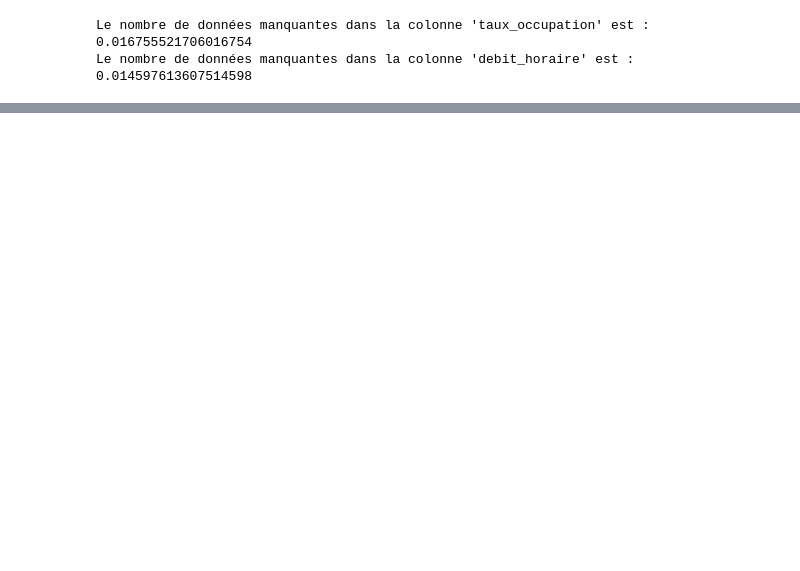
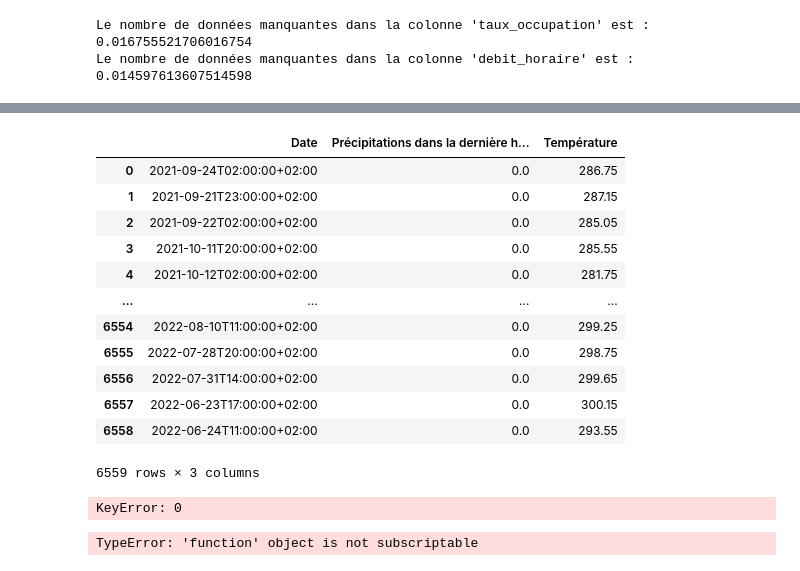
Before and after one commit to maceoduriez/Datathon_BCG_colissiMONSTRE, a Jupyter notebook: datathon_bcg/notebooks/Louis.ipynb, the cells around one changed output, grey strips where cells are left out. Cells and saved outputs as stored; diff of their text form; code cells hidden in the pictures; blank space fills up the shorter version.

```diff
--- a/datathon_bcg/notebooks/Louis.ipynb
+++ b/datathon_bcg/notebooks/Louis.ipynb
@@ -40,0 +58,2 @@ NameError: name 'column' is not defined
+# %%
+meteo=pd.read_csv(r'C:\Users\louis\OneDrive\Documents\CS\BCG Datathon\Datathon_BCG_colissiMONSTRE\datathon_bcg\data\meteo.csv', delimiter=';')
@@ -40,0 +70,32 @@ NameError: name 'column' is not defined
+# %%
+def clean_meteo(df):
+
+
+    # Réduire le DataFrame aux colonnes spécifiées
+    nouveau_data = df.loc[:, ['Date', 'Précipitations dans la dernière heure', 'Température (°C)']]
+    nouveau_data.dropna(subset=['Date'], inplace=True)
+
+    for i in range (len(nouveau_data)):
+        # Convertir la chaîne en objet datetime
+        date_time_obj = datetime.fromisoformat(nouveau_data['Date'][i])
+
+        # Formatter la date en chaîne au nouveau format AAAA-MM-JJ HH:MM:SS
+        nouveau_format_date = date_time_obj.strftime('%Y-%m-%d %H:%M:%S')
+
+        nouveau_data['Date'][i]=nouveau_format_date
+    nouveau_data['Date'] = pd.to_datetime(nouveau_data['Date'])
+    nouveau_data = nouveau_data.sort_values(by='Date')
+
+        #renommer les colonnes pour que ce soit pratique
+    nouveau_data = nouveau_data.rename(columns={'Date': 'timestamp'})
+
+
+    nouveau_data['timestamp'] = pd.to_datetime(nouveau_data['timestamp'], utc = True)
+    nouveau_data['timestamp'] = nouveau_data['timestamp'].dt.tz_convert('Europe/Paris')
+    nouveau_data['timestamp'] = nouveau_data['timestamp'].dt.tz_localize(None)
+    nouveau_data.set_index('timestamp', inplace=True)
+    nouveau_data=completer_heures_manquantes(nouveau_data)
+
+    return nouveau_data
+# %%
+meteo_clean=clean_meteo(meteo)
@@ -40,0 +152,30 @@ NameError: name 'column' is not defined
+# %%
+meteo_clean
+# %% [output]
+|  | Date | Précipitations dans la dernière h... | Température |
+| 0 | 2021-09-24T02:00:00+02:00 | 0.0 | 286.75 |
+| 1 | 2021-09-21T23:00:00+02:00 | 0.0 | 287.15 |
+| 2 | 2021-09-22T02:00:00+02:00 | 0.0 | 285.05 |
+| 3 | 2021-10-11T20:00:00+02:00 | 0.0 | 285.55 |
+| 4 | 2021-10-12T02:00:00+02:00 | 0.0 | 281.75 |
+| ... | ... | ... | ... |
+| 6554 | 2022-08-10T11:00:00+02:00 | 0.0 | 299.25 |
+| 6555 | 2022-07-28T20:00:00+02:00 | 0.0 | 298.75 |
+| 6556 | 2022-07-31T14:00:00+02:00 | 0.0 | 299.65 |
+| 6557 | 2022-06-23T17:00:00+02:00 | 0.0 | 300.15 |
+| 6558 | 2022-06-24T11:00:00+02:00 | 0.0 | 293.55 |
+6559 rows × 3 columns
+# %%
+meteo_clean['Date'] = pd.to_datetime(data['Date'])
+
+# Ordonner le DataFrame en fonction de la colonne 'Date'
+data = data.sort_values(by='Date')
+
+# Afficher le DataFrame trié
+print(data)
+# %% [output]
+KeyError: 0
+# %%
+clean_meteo['Date'] = datetime.fromisoformat(clean_meteo['Date'])
+# %% [output]
+TypeError: 'function' object is not subscriptable
```
Also changed, not shown: parts of 11 cells of this notebook.
